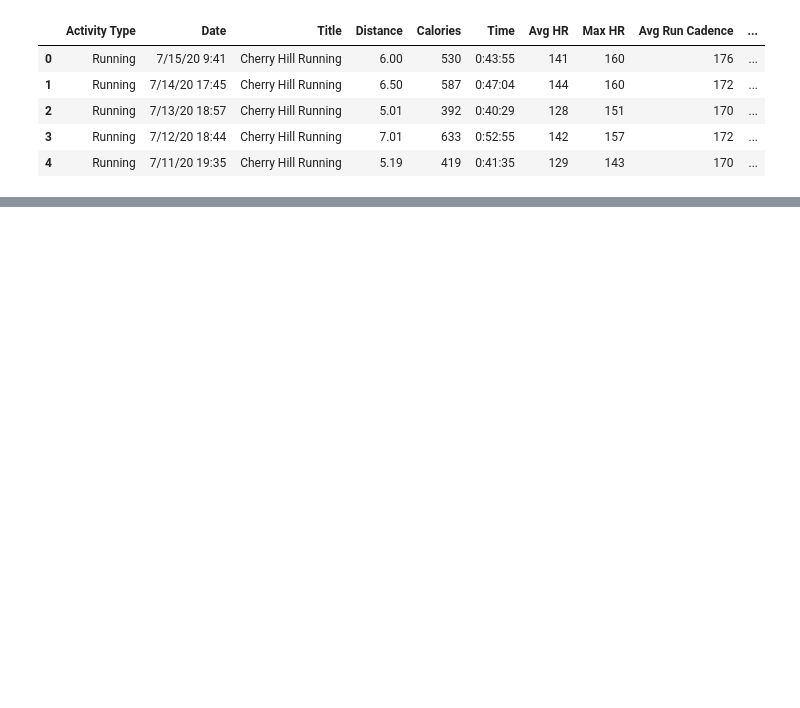
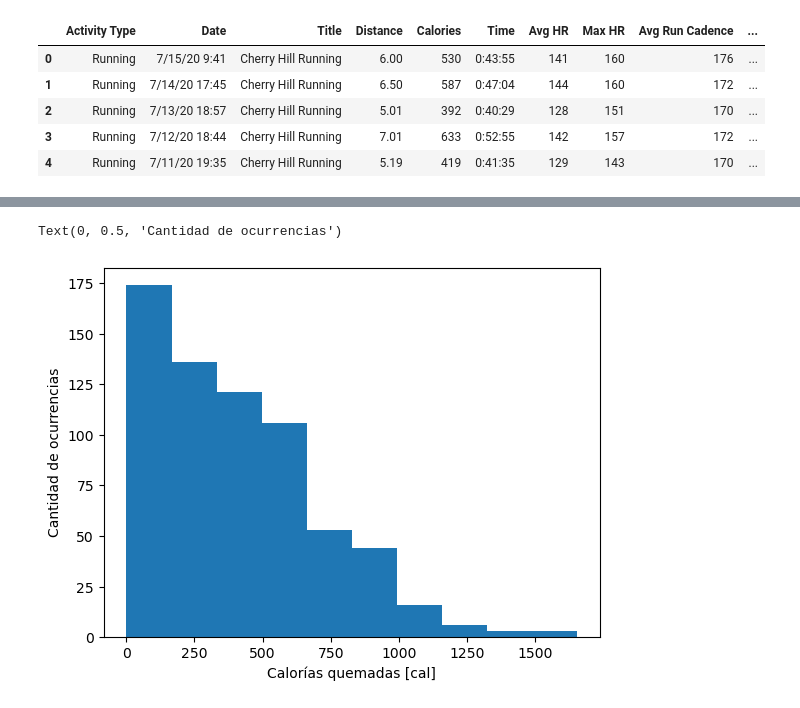
Before and after one commit to agusje1/C-digos, a Jupyter notebook: Running/Running.ipynb, the cells around one changed output, grey strips where cells are left out. Saved outputs shown, nothing was run; the diff lists cells and outputs as text; code cells hidden in the pictures; blank space fills up the shorter version.

```diff
--- a/Running/Running.ipynb
+++ b/Running/Running.ipynb
@@ -72,0 +119,7 @@ Text(0, 0.5, '')
+# %%
+plt.hist(df["Calories"])
+plt.xlabel("Calorías quemadas [cal]")
+plt.ylabel("Cantidad de ocurrencias")
+# %% [output]
+Text(0, 0.5, 'Cantidad de ocurrencias')
+[figure, added]
```
Also changed, not shown: parts of 9 cells of this notebook, 1 other file.
